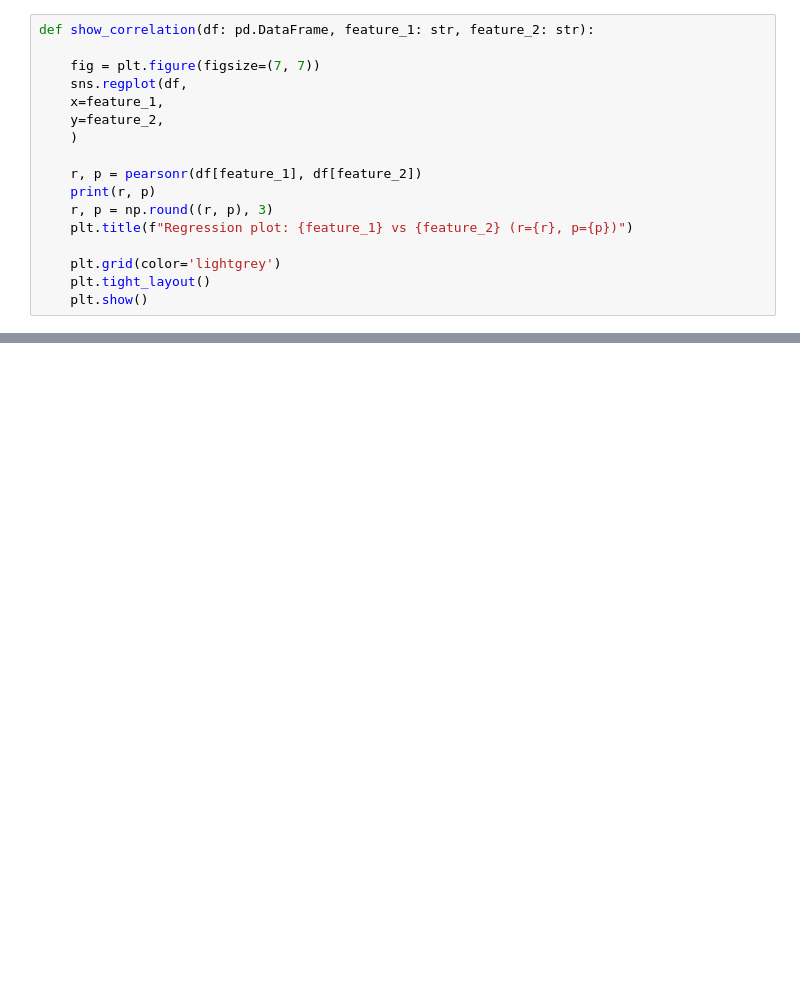
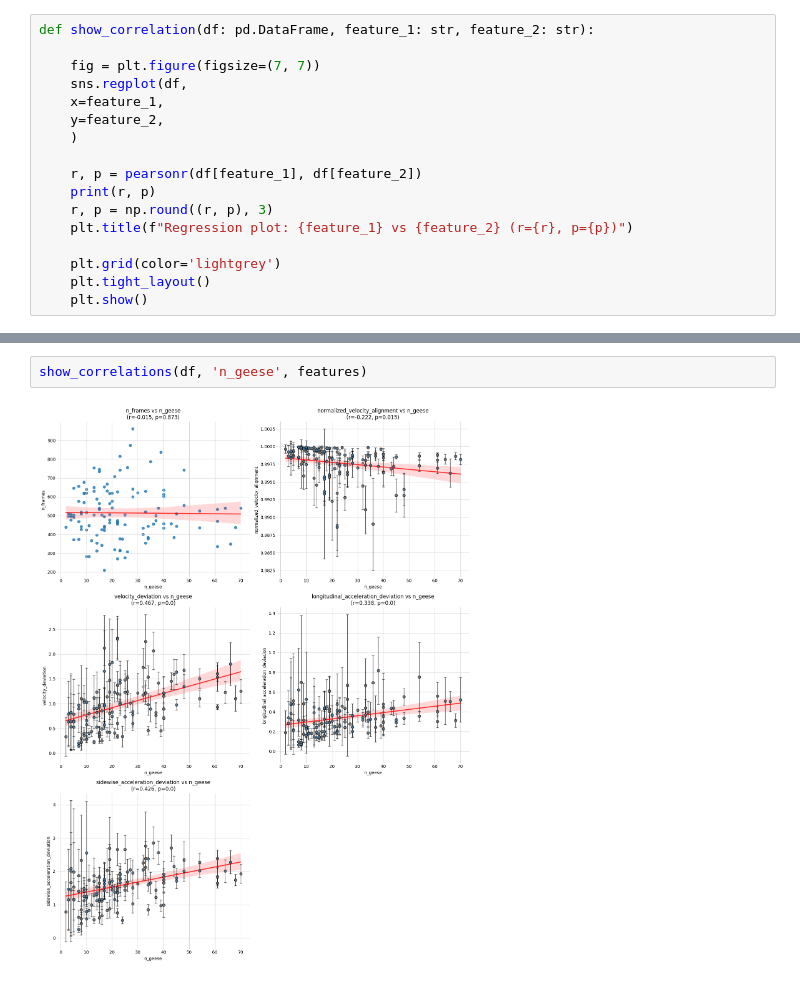
Before and after one commit to louisvonleitner/geese-orderedness, a Jupyter notebook: calculate_correlation.ipynb, the cells around one changed output, grey strips where cells are left out. Drawn from its saved outputs; the diff is of its cells as text; blank space fills up the shorter version.

```diff
--- a/calculate_correlation.ipynb
+++ b/calculate_correlation.ipynb
@@ -58,0 +142,4 @@ show_correlation(df, features[0], features[4])
+# %%
+show_correlations(df, 'n_geese', features)
+# %% [output]
+[figure, added]
```
Also changed, not shown: parts of 9 cells of this notebook, 6 other files.
